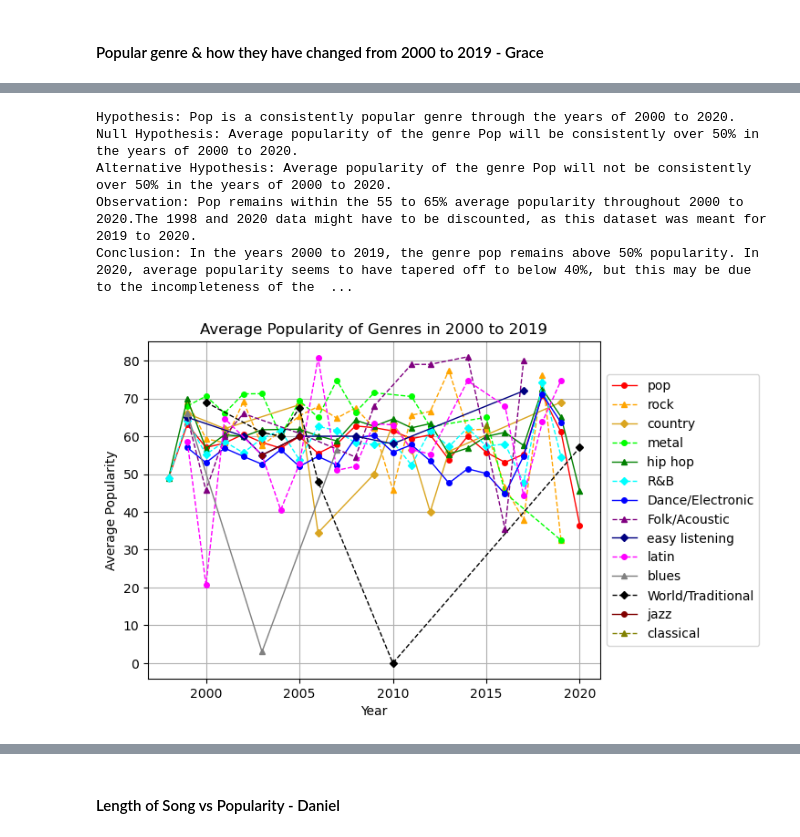
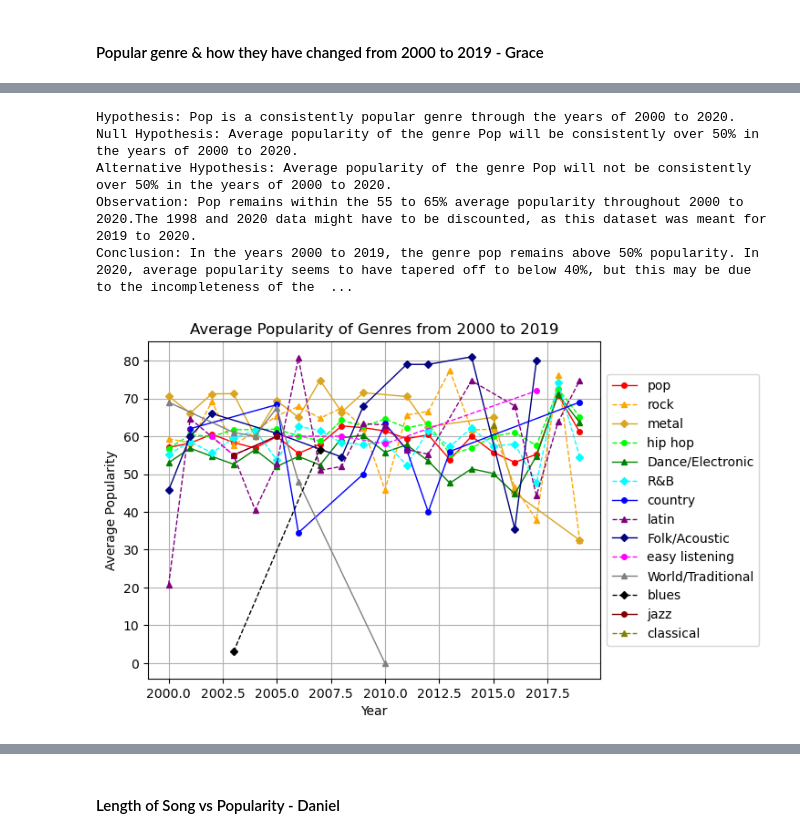
Before and after one commit to Dr0d1536/Project_1, a Jupyter notebook: spotify.ipynb, the cells around one changed output, grey strips where cells are left out. Drawn from its saved outputs; the diff is of its cells as text; code cells hidden in the pictures.

Commit message:
added revised csv file that removed 1998-99 and 2020, and revised graphs

```diff
--- a/spotify.ipynb
+++ b/spotify.ipynb
@@ -231,15 +231,11 @@ array(['pop', 'rock', 'country', 'metal', 'hip hop', 'R&B',
 # %%
 # Create color list, line style list, and counter for the for loop
 colors = ["red", "orange", "goldenrod", "lime", "green", "cyan", "blue", "purple", "navy", "magenta", "grey", "black", "maroon", "olive"]
-
-#colors = ["#001219", "#005f73", "#0a9396", "#94d2bd", "#bcac9b", "#ee9b00",
-#          "#ca6702", "#bb3e03", "#99621E", "#9b2226", "#ae2012", "#065a60", "#4d194d", "lime"]
-#colors = ["#f94144","#f3722c","#f8961e","#f9844a","#f9c74f","#90be6d","#43aa8b","#4d908e","#577590","#277da1", "#252422", "#ccc5b9"]
-# cool tones #colors = ['#0466C8', '#0353A4', '#023E7D', '#002855', '#002855', '#001233', '#33415C', '#5C677D', '#7D8597', '#979DAC', '#1F1F1F', '#B8B8B8', '#99621E', '#FF0000',]
 line_styles = ["-","--"] # for accessibility
 markers = ["o","^", "D"] # for accessibility
 counter = 0
 
+# For each genre, create a small data frame with only songs from that genre, get the average popularity per year, and plot.
 for genre in genre_list:
     filter_df=genre_pop_year['genre'].str.contains(genre)
     small_df=genre_pop_year.loc[filter_df, :]
@@ -250,32 +246,32 @@ for genre in genre_list:
     plt.plot(yearly_popularity.index,
              yearly_popularity["popularity"],
              label=genre,
              marker=markers[counter % 3], # Use modulo % to repeatedly iterate.
              markersize=4,
              color=colors[counter],
              linestyle=line_styles[counter % 2],
              linewidth=1
             )
     # Progress counter
     counter = counter + 1
 
 plt.legend(loc='center left', bbox_to_anchor=(1, 0.5))
-plt.title("Average Popularity of Genres in 2000 to 2019")
+plt.title("Average Popularity of Genres from 2000 to 2019")
 plt.xlabel("Year")
 plt.ylabel("Average Popularity")
 plt.grid()
 
 print("""
 Hypothesis: Pop is a consistently popular genre through the years of 2000 to 2020.
 Null Hypothesis: Average popularity of the genre Pop will be consistently over 50% in the years of 2000 to 2020.
 Alternative Hypothesis: Average popularity of the genre Pop will not be consistently over 50% in the years of 2000 to 2020.
 Observation: Pop remains within the 55 to 65% average popularity throughout 2000 to 2020.The 1998 and 2020 data might have to be discounted, as this dataset was meant for 2019 to 2020.
 Conclusion: In the years 2000 to 2019, the genre pop remains above 50% popularity. In 2020, average popularity seems to have tapered off to below 40%, but this may be due to the incompleteness of the dataset around the first and last years.
     """)
 # %% [output]
 Hypothesis: Pop is a consistently popular genre through the years of 2000 to 2020.
 Null Hypothesis: Average popularity of the genre Pop will be consistently over 50% in the years of 2000 to 2020.
 Alternative Hypothesis: Average popularity of the genre Pop will not be consistently over 50% in the years of 2000 to 2020.
 Observation: Pop remains within the 55 to 65% average popularity throughout 2000 to 2020.The 1998 and 2020 data might have to be discounted, as this dataset was meant for 2019 to 2020.
 Conclusion: In the years 2000 to 2019, the genre pop remains above 50% popularity. In 2020, average popularity seems to have tapered off to below 40%, but this may be due to the incompleteness of the  ...
-[figure, old version]
+[figure, new version]
```
Also changed, not shown: parts of 19 cells of this notebook, 1 other file.
